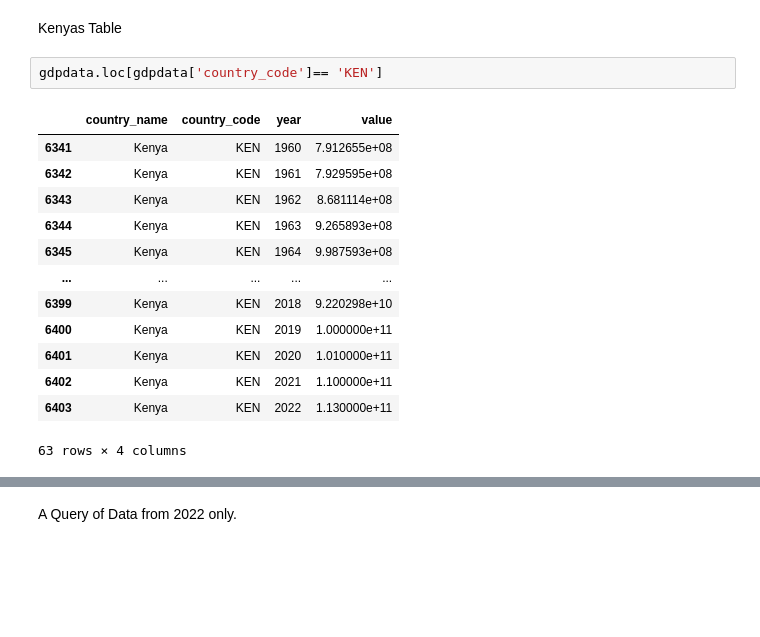
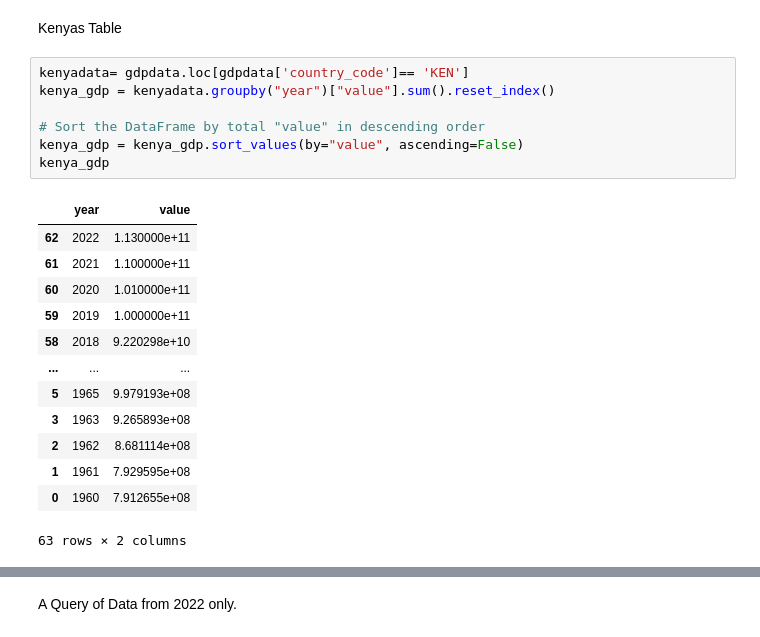
Before and after one commit to Karemu1842call/Ds_practice, a Jupyter notebook: app.ipynb, the cells around one changed output, grey strips where cells are left out. Saved outputs shown, nothing was run; the diff lists cells and outputs as text; blank space fills up the shorter version.

```diff
--- a/app.ipynb
+++ b/app.ipynb
@@ -44,18 +45,23 @@ plt.show()
 # %% [markdown]
 Kenyas Table
-# %%
-gdpdata.loc[gdpdata['country_code']== 'KEN']
-# %% [output]
-|  | country_name | country_code | year | value |
-| 6341 | Kenya | KEN | 1960 | 7.912655e+08 |
-| 6342 | Kenya | KEN | 1961 | 7.929595e+08 |
-| 6343 | Kenya | KEN | 1962 | 8.681114e+08 |
-| 6344 | Kenya | KEN | 1963 | 9.265893e+08 |
-| 6345 | Kenya | KEN | 1964 | 9.987593e+08 |
-| ... | ... | ... | ... | ... |
-| 6399 | Kenya | KEN | 2018 | 9.220298e+10 |
-| 6400 | Kenya | KEN | 2019 | 1.000000e+11 |
-| 6401 | Kenya | KEN | 2020 | 1.010000e+11 |
-| 6402 | Kenya | KEN | 2021 | 1.100000e+11 |
-| 6403 | Kenya | KEN | 2022 | 1.130000e+11 |
-63 rows × 4 columns
+# %%
+kenyadata= gdpdata.loc[gdpdata['country_code']== 'KEN']
+kenya_gdp = kenyadata.groupby("year")["value"].sum().reset_index()
+
+# Sort the DataFrame by total "value" in descending order
+kenya_gdp = kenya_gdp.sort_values(by="value", ascending=False)
+kenya_gdp
+# %% [output]
+|  | year | value |
+| 62 | 2022 | 1.130000e+11 |
+| 61 | 2021 | 1.100000e+11 |
+| 60 | 2020 | 1.010000e+11 |
+| 59 | 2019 | 1.000000e+11 |
+| 58 | 2018 | 9.220298e+10 |
+| ... | ... | ... |
+| 5 | 1965 | 9.979193e+08 |
+| 3 | 1963 | 9.265893e+08 |
+| 2 | 1962 | 8.681114e+08 |
+| 1 | 1961 | 7.929595e+08 |
+| 0 | 1960 | 7.912655e+08 |
+63 rows × 2 columns
```
Also changed, not shown: parts of 4 cells of this notebook.
